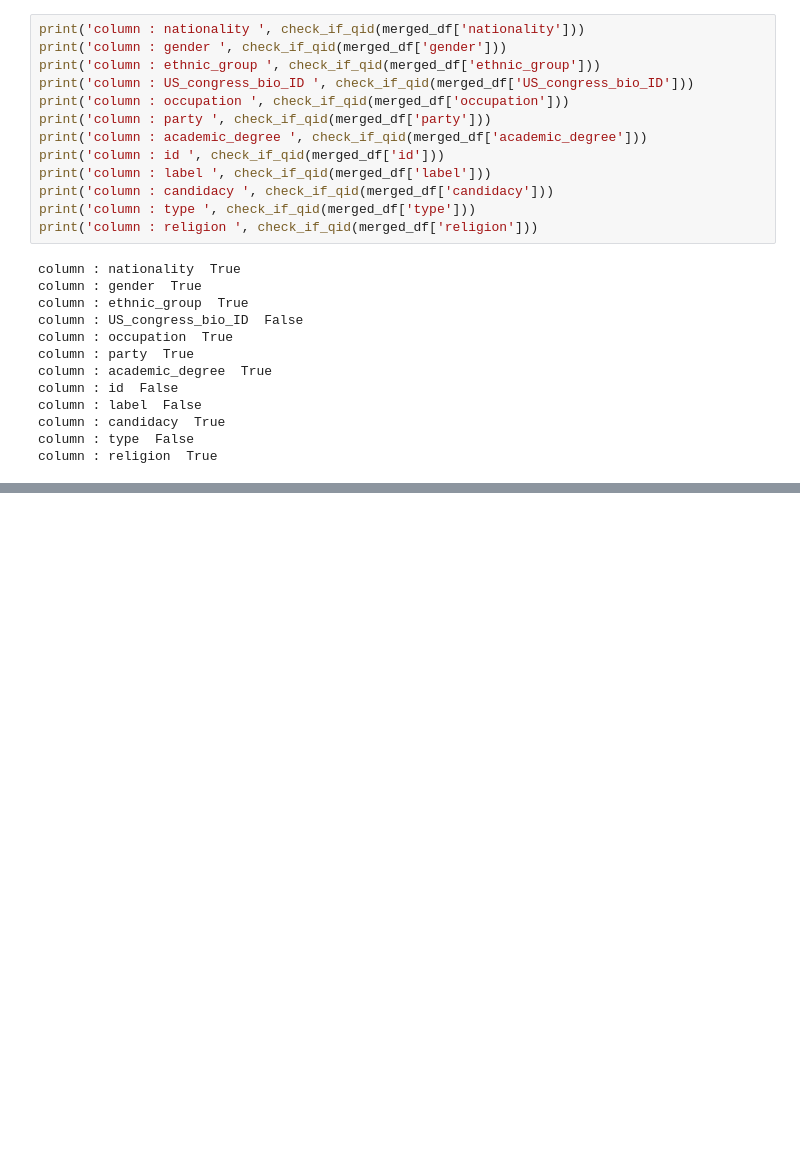
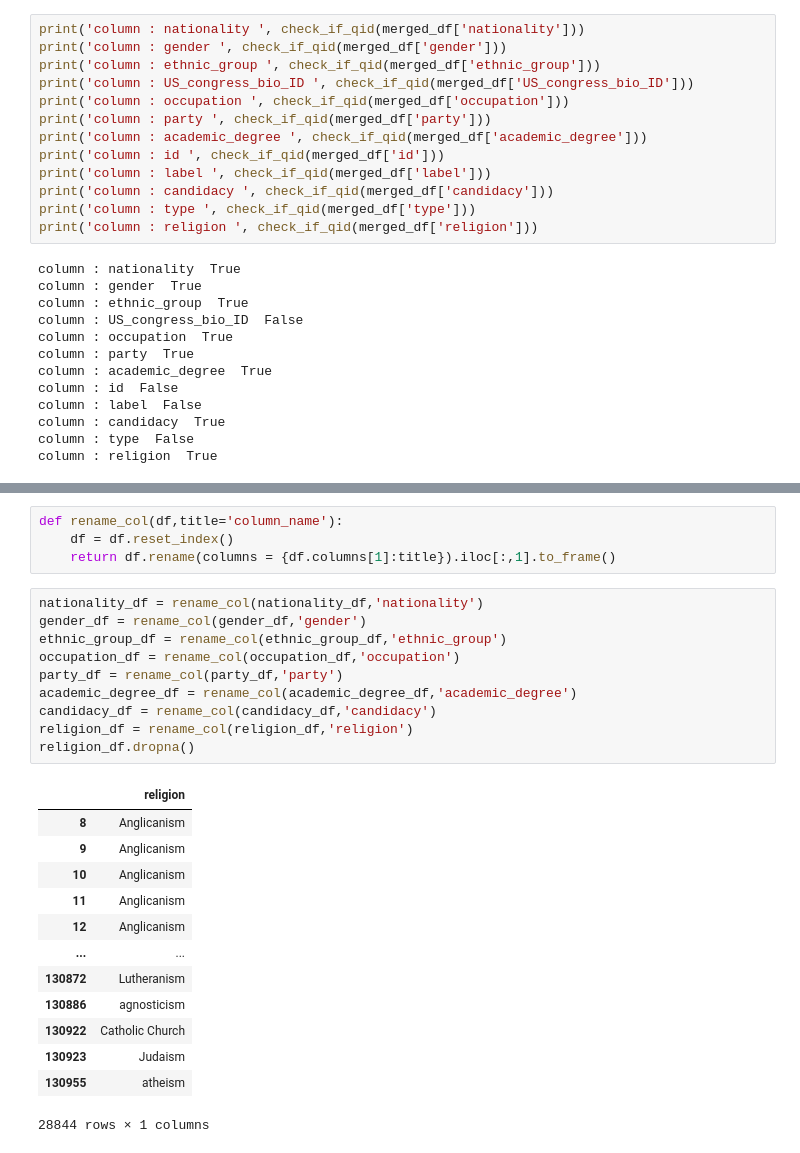
Before and after one commit to galannp/milestone_2, a Jupyter notebook: YM/QID_w_parquet.ipynb, the cells around one changed output, grey strips where cells are left out. Cells and saved outputs as stored; diff of their text form; blank space fills up the shorter version.

Commit message:
dataframe containing labels ( from parquet then QID file ) and edits

```diff
--- a/YM/QID_w_parquet.ipynb
+++ b/YM/QID_w_parquet.ipynb
@@ -369,0 +351,28 @@ df.rename(columns = {df.columns[0]:'qids'})
+# %%
+def rename_col(df,title='column_name'):
+    df = df.reset_index()
+    return df.rename(columns = {df.columns[1]:title}).iloc[:,1].to_frame()
+# %%
+nationality_df = rename_col(nationality_df,'nationality')
+gender_df = rename_col(gender_df,'gender')
+ethnic_group_df = rename_col(ethnic_group_df,'ethnic_group')
+occupation_df = rename_col(occupation_df,'occupation')
+party_df = rename_col(party_df,'party')
+academic_degree_df = rename_col(academic_degree_df,'academic_degree')
+candidacy_df = rename_col(candidacy_df,'candidacy')
+religion_df = rename_col(religion_df,'religion')
+religion_df.dropna()
+# %% [output]
+|  | religion |
+| 8 | Anglicanism |
+| 9 | Anglicanism |
+| 10 | Anglicanism |
+| 11 | Anglicanism |
+| 12 | Anglicanism |
+| ... | ... |
+| 130872 | Lutheranism |
+| 130886 | agnosticism |
+| 130922 | Catholic Church |
+| 130923 | Judaism |
+| 130955 | atheism |
+28844 rows × 1 columns
```
Also changed, not shown: parts of 26 cells of this notebook.
